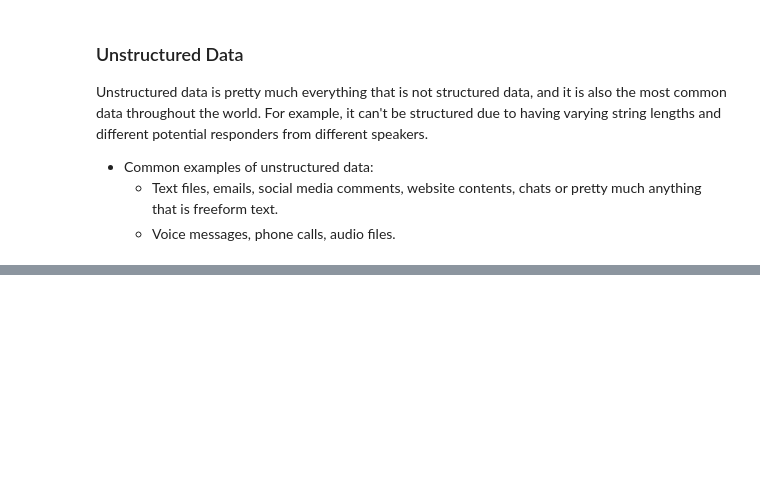
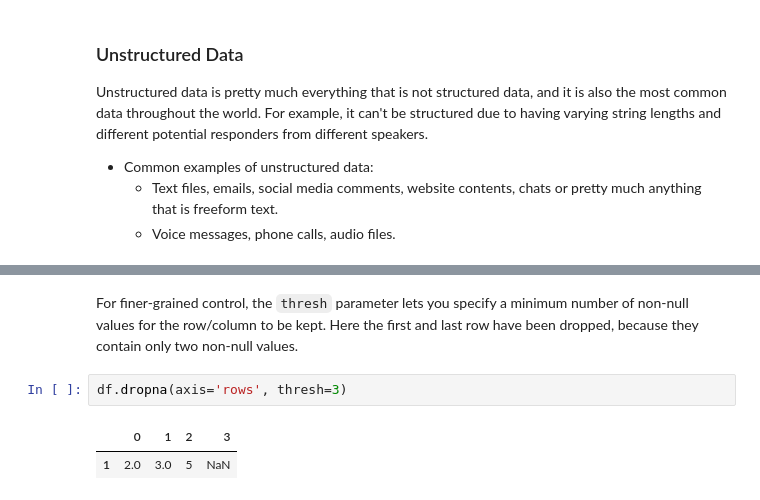
Before and after one commit to Young-ook/data-lab-on-wsl, a Jupyter notebook: examples/jupyter/ml-basic/ml-basic-dataset.ipynb, the cells around one changed output, grey strips where cells are left out. Drawn from its saved outputs; the diff is of its cells as text; blank space fills up the shorter version.

```diff
--- a/examples/jupyter/ml-basic/ml-basic-dataset.ipynb
+++ b/examples/jupyter/ml-basic/ml-basic-dataset.ipynb
@@ -203,0 +388,7 @@ Unstructured data is pretty much everything that is not structured data, and it
+# %% [markdown]
+For finer-grained control, the ``thresh`` parameter lets you specify a minimum number of non-null values for the row/column to be kept. Here the first and last row have been dropped, because they contain only two non-null values.
+# %%
+df.dropna(axis='rows', thresh=3)
+# %% [output]
+|  | 0 | 1 | 2 | 3 |
+| 1 | 2.0 | 3.0 | 5 | NaN |
```
Also changed, not shown: parts of 33 cells of this notebook.
